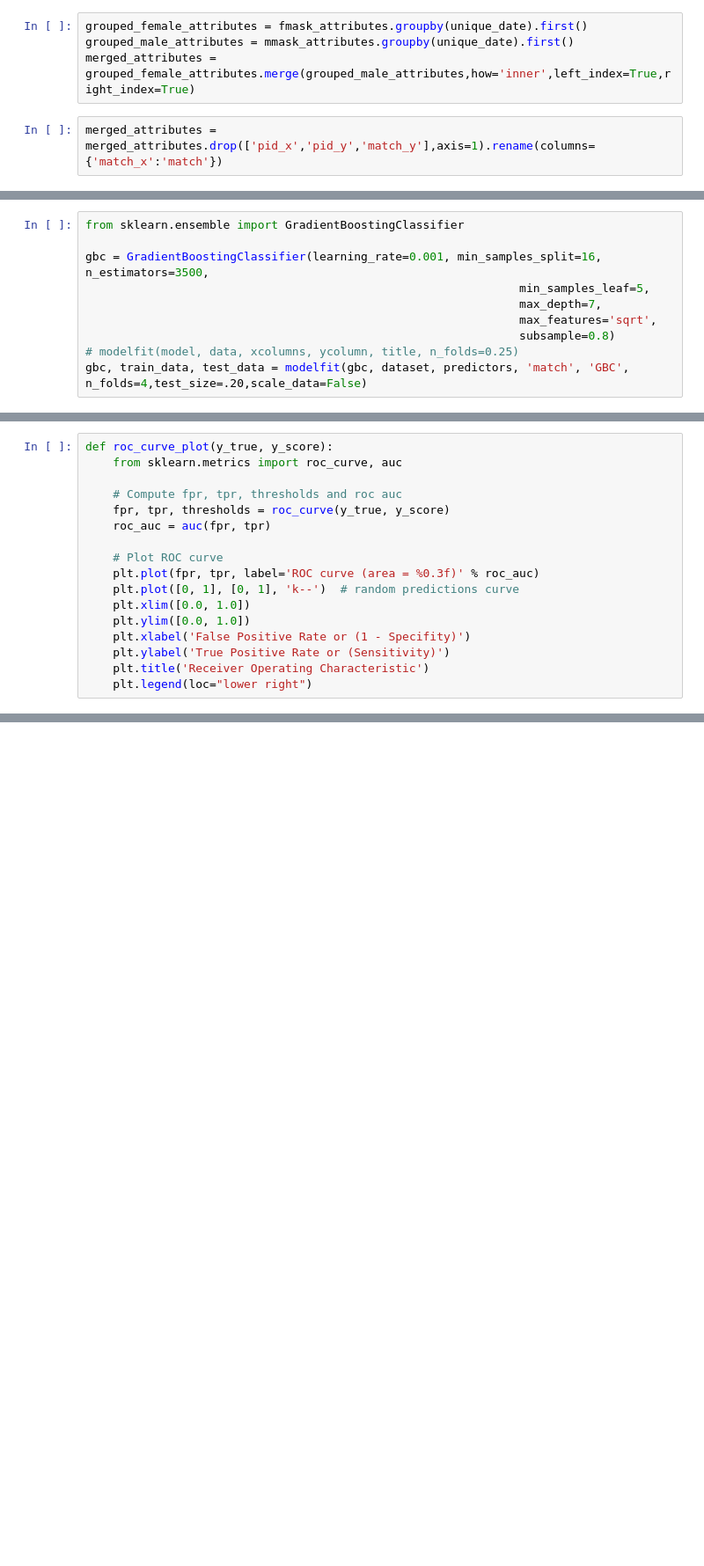
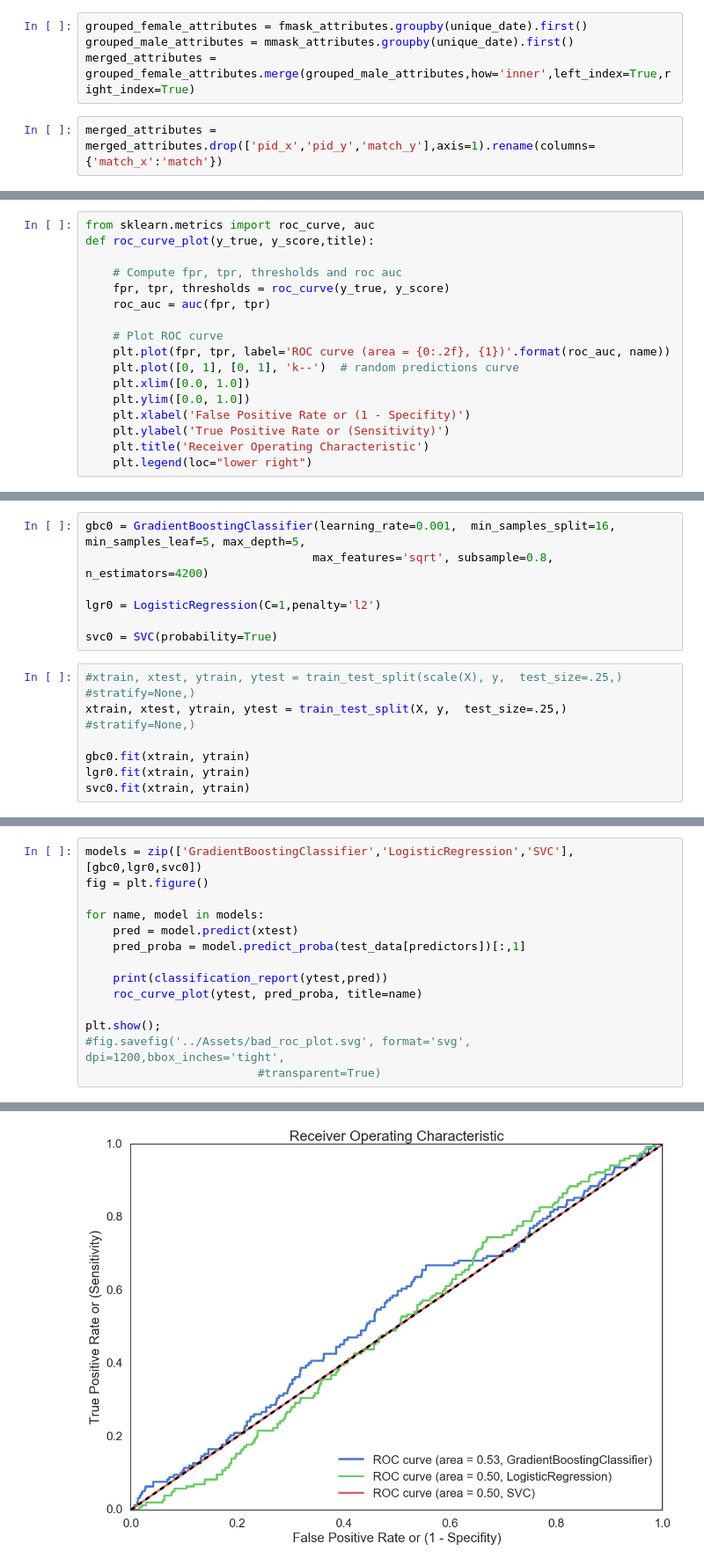
Before and after one commit to sethkaufee/Dating-Data, a Jupyter notebook: Speed Dating/match_prediction.ipynb, the cells around one changed output, grey strips where cells are left out. Shown at 88% size. Cells and saved outputs as stored; diff of their text form; blank space fills up the shorter version.

```diff
--- a/Speed Dating/match_prediction.ipynb
+++ b/Speed Dating/match_prediction.ipynb
@@ -347,10 +412,0 @@ svc, train_data, test_data = modelfit(svc, dataset, predictors, 'match', 'SVC',
-# %%
-from sklearn.ensemble import GradientBoostingClassifier
-
-gbc = GradientBoostingClassifier(learning_rate=0.001, min_samples_split=16, n_estimators=3500,
-                                                               min_samples_leaf=5,
-                                                               max_depth=7,
-                                                               max_features='sqrt',
-                                                               subsample=0.8)
-# modelfit(model, data, xcolumns, ycolumn, title, n_folds=0.25)
-gbc, train_data, test_data = modelfit(gbc, dataset, predictors, 'match', 'GBC', n_folds=4,test_size=.20,scale_data=False)
@@ -373,13 +413,13 @@ print(classification_report(test_data.match, model.predict(scale(test_data[predi
 # %%
-def roc_curve_plot(y_true, y_score):
-    from sklearn.metrics import roc_curve, auc
+from sklearn.metrics import roc_curve, auc
+def roc_curve_plot(y_true, y_score,title):
 
     # Compute fpr, tpr, thresholds and roc auc
     fpr, tpr, thresholds = roc_curve(y_true, y_score)
     roc_auc = auc(fpr, tpr)
 
     # Plot ROC curve
-    plt.plot(fpr, tpr, label='ROC curve (area = %0.3f)' % roc_auc)
+    plt.plot(fpr, tpr, label='ROC curve (area = {0:.2f}, {1})'.format(roc_auc, name))
     plt.plot([0, 1], [0, 1], 'k--')  # random predictions curve
     plt.xlim([0.0, 1.0])
     plt.ylim([0.0, 1.0])
@@ -393,0 +432,14 @@ roc_curve_plot(y_true=test_data['match'],y_score=lgr.predict_proba(test_data[pre
+# %%
+gbc0 = GradientBoostingClassifier(learning_rate=0.001,  min_samples_split=16, min_samples_leaf=5, max_depth=5,
+                                 max_features='sqrt', subsample=0.8, n_estimators=4200)
+
+lgr0 = LogisticRegression(C=1,penalty='l2')
+
+svc0 = SVC(probability=True)
+# %%
+#xtrain, xtest, ytrain, ytest = train_test_split(scale(X), y,  test_size=.25,) #stratify=None,)
+xtrain, xtest, ytrain, ytest = train_test_split(X, y,  test_size=.25,) #stratify=None,)
+
+gbc0.fit(xtrain, ytrain)
+lgr0.fit(xtrain, ytrain)
+svc0.fit(xtrain, ytrain)
@@ -393,0 +451,15 @@ roc_curve_plot(y_true=test_data['match'],y_score=lgr.predict_proba(test_data[pre
+# %%
+models = zip(['GradientBoostingClassifier','LogisticRegression','SVC'],[gbc0,lgr0,svc0])
+fig = plt.figure()
+
+for name, model in models:
+    pred = model.predict(xtest)
+    pred_proba = model.predict_proba(test_data[predictors])[:,1]
+
+    print(classification_report(ytest,pred))
+    roc_curve_plot(ytest, pred_proba, title=name)
+
+plt.show();
+#fig.savefig('../Assets/bad_roc_plot.svg', format='svg', dpi=1200,bbox_inches='tight',
+                         #transparent=True)
+# %% [output]
@@ -393,0 +486 @@ roc_curve_plot(y_true=test_data['match'],y_score=lgr.predict_proba(test_data[pre
+[figure, added]
```
Also changed, not shown: parts of 43 cells of this notebook.
